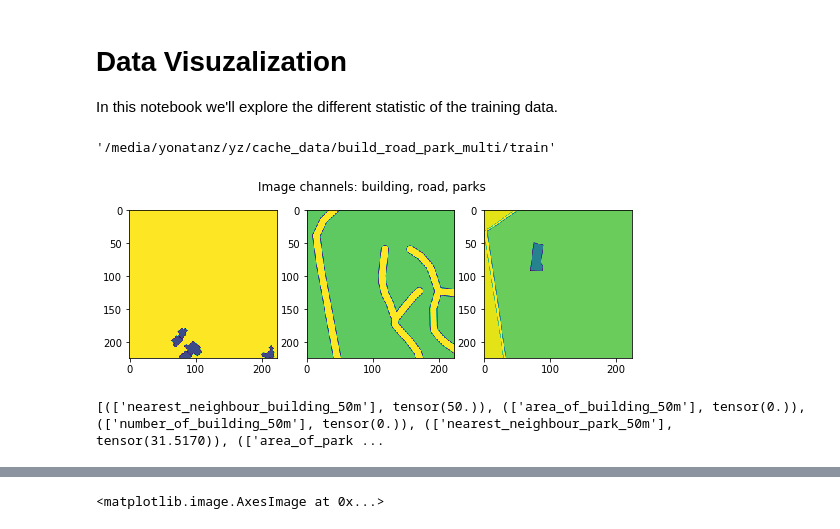
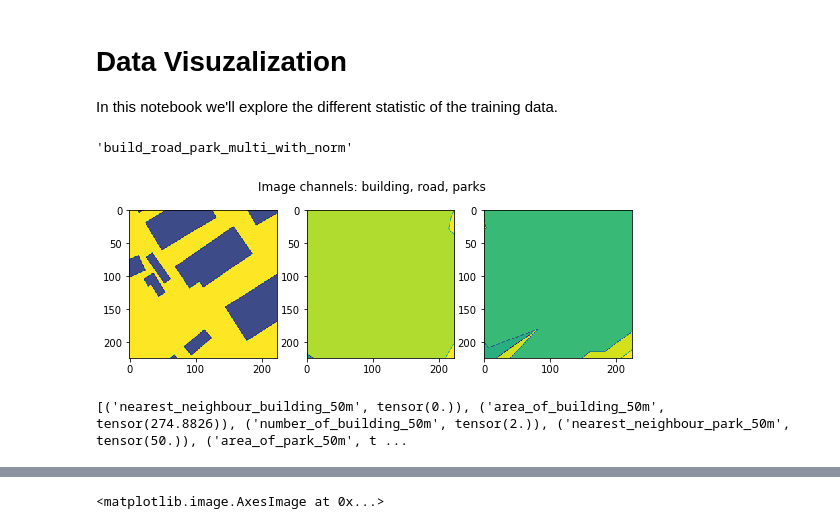
Before and after one commit to jonzarecki/coord2vec, a Jupyter notebook: notebooks/Data Visualizations.ipynb, the cells around one changed output, grey strips where cells are left out. Drawn from its saved outputs; the diff is of its cells as text; code cells hidden in the pictures.

```diff
--- a/notebooks/Data Visualizations.ipynb
+++ b/notebooks/Data Visualizations.ipynb
@@ -30,27 +30,26 @@ The autoreload extension is already loaded. To reload it, use:
 # Data Visuzalization
 
 In this notebook we'll explore the different statistic of the training data.
-# %%
-TRAIN_CACHE_DIR
-# %% [output]
-'/media/yonatanz/yz/cache_data/build_road_park_multi/train'
+# %%
+DATA_NAME
+# %% [output]
+'build_road_park_multi_with_norm'
+# %%
+builder = get_builder()
+train_dataset = TileFeaturesDataset(TRAIN_CACHE_DIR, builder)
+val_dataset = TileFeaturesDataset(VAL_CACHE_DIR, builder)
 # %%
-import matplotlib.pyplot as plt
-
-train_dataset = TileFeaturesDataset(TRAIN_CACHE_DIR)
-val_dataset = TileFeaturesDataset(VAL_CACHE_DIR)
-
-sample_ind = 3
+sample_ind = 4400
 
 fig, axs = plt.subplots(1, 3, figsize=(9, 3))
 axs[0].imshow(val_dataset[sample_ind][0][0])
 axs[1].imshow(val_dataset[sample_ind][0][1])
 axs[2].imshow(val_dataset[sample_ind][0][2])
 fig.suptitle('Image channels: building, road, parks')
 plt.show()
-features = [feature.feature_names for feature in get_builder().features]
+features = builder.features_names
 print(list(zip(features, val_dataset[sample_ind][1])))
 # %% [output]
-[figure, old version]
+[figure, new version]
-[(['nearest_neighbour_building_50m'], tensor(50.)), (['area_of_building_50m'], tensor(0.)), (['number_of_building_50m'], tensor(0.)), (['nearest_neighbour_park_50m'], tensor(31.5170)), (['area_of_park ...
+[('nearest_neighbour_building_50m', tensor(0.)), ('area_of_building_50m', tensor(274.8826)), ('number_of_building_50m', tensor(2.)), ('nearest_neighbour_park_50m', tensor(50.)), ('area_of_park_50m', t ...
 # %%
```
Also changed, not shown: parts of 2 cells of this notebook, 3 other files.
